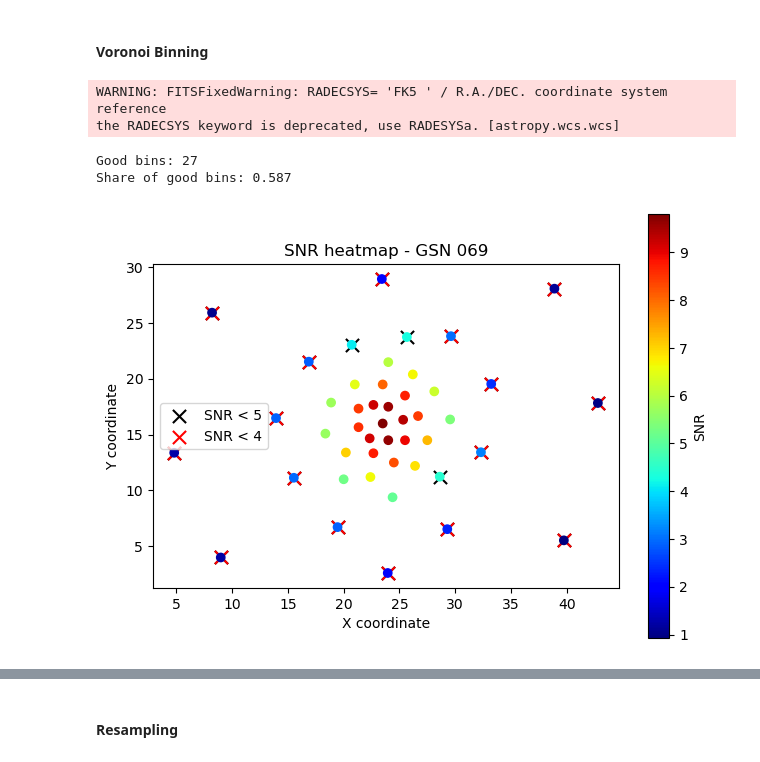
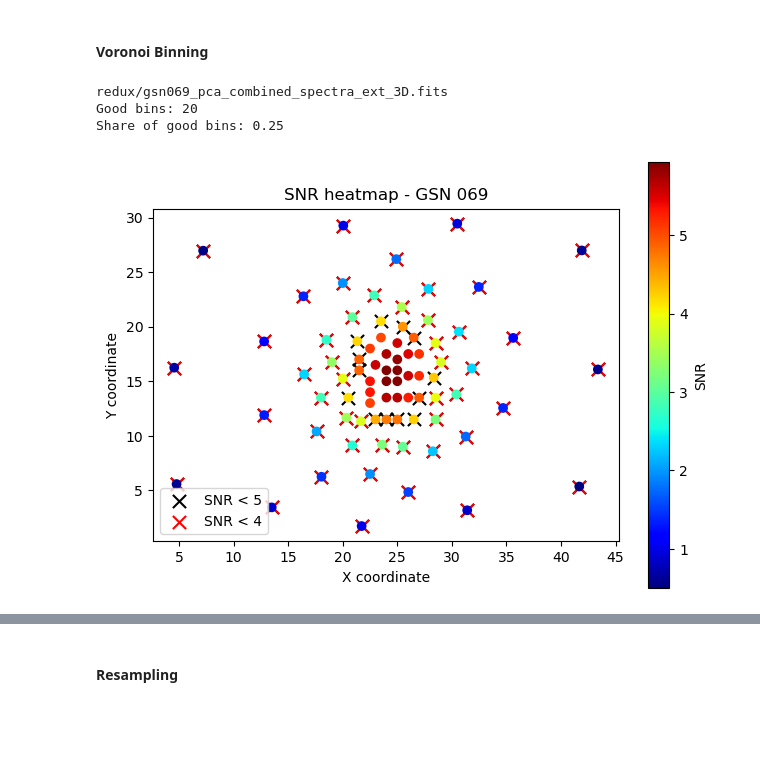
Before and after one commit to brunoritter/QPE, a Jupyter notebook: pipeline/07_starlight_preprocessing.ipynb, the cells around one changed output, grey strips where cells are left out. Cells and saved outputs as stored; diff of their text form; code cells hidden in the pictures; blank space fills up the shorter version.

```diff
--- a/pipeline/07_starlight_preprocessing.ipynb
+++ b/pipeline/07_starlight_preprocessing.ipynb
@@ -10,21 +10,21 @@ with open("sci_files_object_mapping.json", "r") as f:
 # %%
 # GSN 069
 ini_w = 5655
 fin_w = 5745
-target_sn = 15
+target_sn = 7
 
 object_name = list(sci_files_object_mapping.keys())[1]
 name = object_name.replace(" ", "").lower()
 filename = f"redux/{name}_pca_combined_spectra_ext_3D.fits"
+print(filename)
 vor = VorbinUtils(filename, ini_w, fin_w)
 vor.voronoi_bin(target_sn)
 vor.calculate_true_snr(plot=True)
 # %% [output]
-WARNING: FITSFixedWarning: RADECSYS= 'FK5 ' / R.A./DEC. coordinate system reference
-the RADECSYS keyword is deprecated, use RADESYSa. [astropy.wcs.wcs]
+redux/gsn069_pca_combined_spectra_ext_3D.fits
+Good bins: 20
+Share of good bins: 0.25
-Good bins: 27
-Share of good bins: 0.587
-[figure, old version]
+[figure, new version]
 # %%
 # eRO-QPE2
 
```
Also changed, not shown: parts of 1 cell of this notebook, 1 other file.
